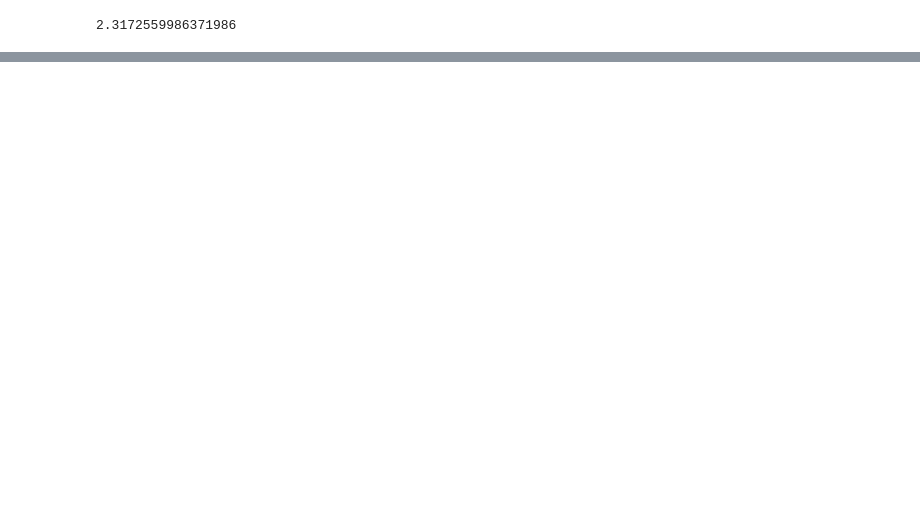
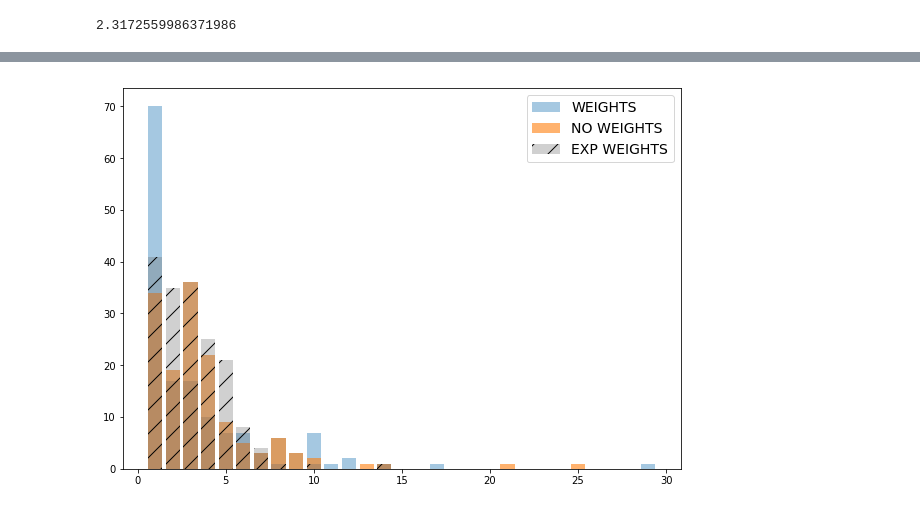
Before and after one commit to thomasszuber/lbb, a Jupyter notebook: clustering.ipynb, the cells around one changed output, grey strips where cells are left out. Cells and saved outputs as stored; diff of their text form; code cells hidden in the pictures; blank space fills up the shorter version.

```diff
--- a/clustering.ipynb
+++ b/clustering.ipynb
@@ -136,3 +202,7 @@ clustered_romes = clustered_romes.sort_values('group').reset_index(drop=True)
+# %%
+clustered_romes = pd.read_csv('../results/clustered_romes_1_5_exp_fe.csv')
+clusters = clustered_romes.group.unique().tolist()
+cluster_groups = {i+1:clustered_romes.loc[clustered_romes.group == clus, 'rome'].tolist() for i, clus in enumerate(clusters)}
 # %%
 with pd.option_context('display.max_rows', None, 'display.max_columns', None):
     print(clustered_romes)
@@ -208,0 +359,9 @@ fig.savefig('../results/connex_clusters.png')
+# %%
+fig, axs = plt.subplots(sharex=True,figsize=(10,7))
+axs.bar(cluster_size_fe.keys(),cluster_size_fe.values(),alpha=0.4)
+axs.bar(cluster_size_no_weight.keys(),cluster_size_no_weight.values(),alpha=0.6)
+axs.bar(cluster_size_exp_fe.keys(),cluster_size_exp_fe.values(),color='0.4',hatch='/',alpha=0.3)
+axs.legend(['WEIGHTS','NO WEIGHTS','EXP WEIGHTS'],prop={'size':14})
+fig.savefig('../results/cluster_sizes.png')
+# %% [output]
+[figure, added]
```
Also changed, not shown: parts of 40 cells of this notebook.
